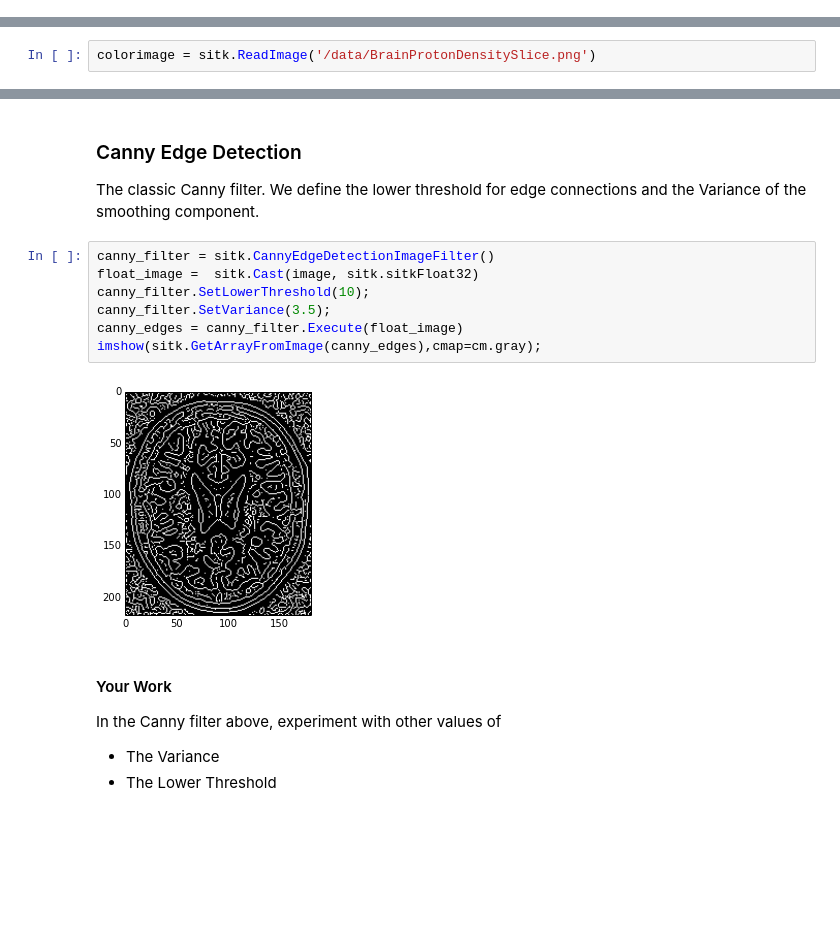
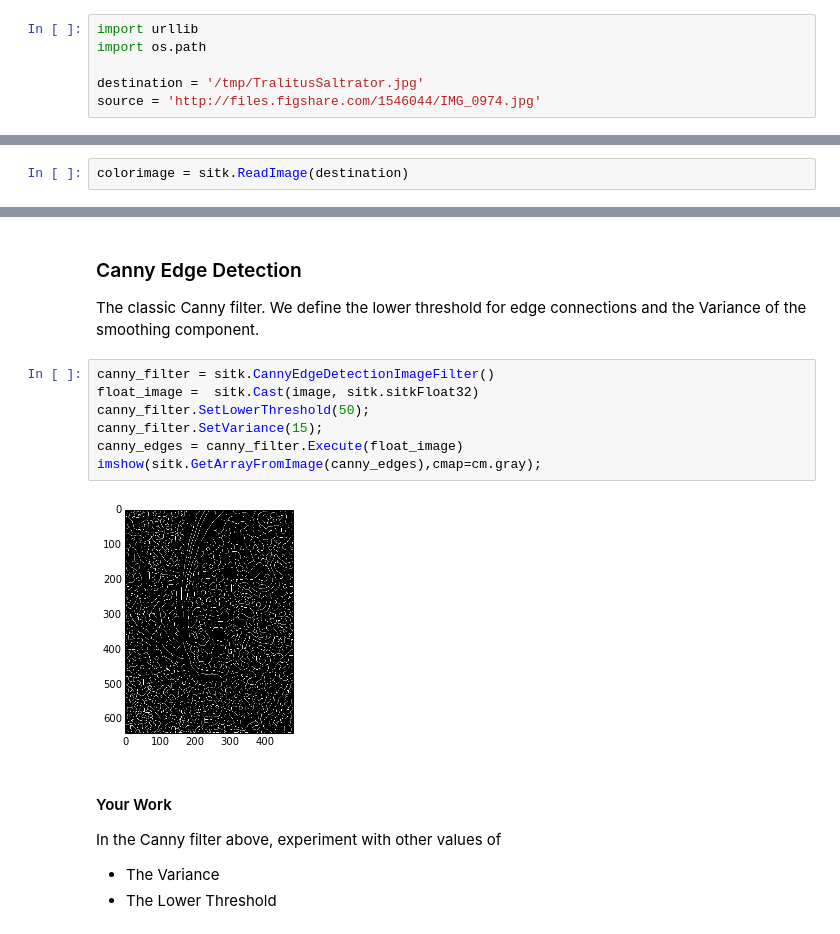
Before and after one commit to reproducible-research/scipy-tutorial-2014, a Jupyter notebook: notebooks/01-SimpleITK-Filtering.ipynb, the cells around one changed output, grey strips where cells are left out. Drawn from its saved outputs; the diff is of its cells as text; blank space fills up the shorter version.

Commit message:
Using now Talitus Saltrator as input image.

```diff
--- a/notebooks/01-SimpleITK-Filtering.ipynb
+++ b/notebooks/01-SimpleITK-Filtering.ipynb
@@ -9,0 +14,6 @@ import SimpleITK as sitk
+# %%
+import urllib
+import os.path
+
+destination = '/tmp/TralitusSaltrator.jpg'
+source = 'http://files.figshare.com/1546044/IMG_0974.jpg'
@@ -12,7 +27,7 @@ import SimpleITK as sitk
 
 Then we read in an image
 # %%
-colorimage = sitk.ReadImage('/data/BrainProtonDensitySlice.png')
+colorimage = sitk.ReadImage(destination)
 # %% [markdown]
 ## Converting to Grayscale
 
@@ -181,12 +196,12 @@ The classic Canny filter. We define the lower threshold for edge connections and
 # %%
 canny_filter = sitk.CannyEdgeDetectionImageFilter()
 float_image =  sitk.Cast(image, sitk.sitkFloat32)
-canny_filter.SetLowerThreshold(10);
-canny_filter.SetVariance(3.5);
+canny_filter.SetLowerThreshold(50);
+canny_filter.SetVariance(15);
 canny_edges = canny_filter.Execute(float_image)
 imshow(sitk.GetArrayFromImage(canny_edges),cmap=cm.gray);
 # %% [output]
-[figure, old version]
+[figure, new version]
 # %% [markdown]
 #### Your Work
 
```
Also changed, not shown: parts of 17 cells of this notebook.
